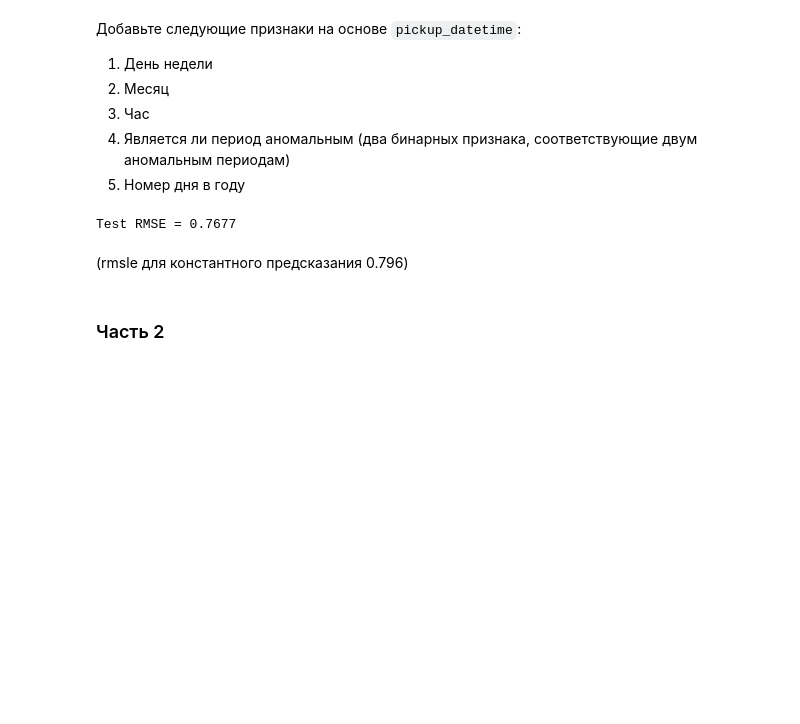
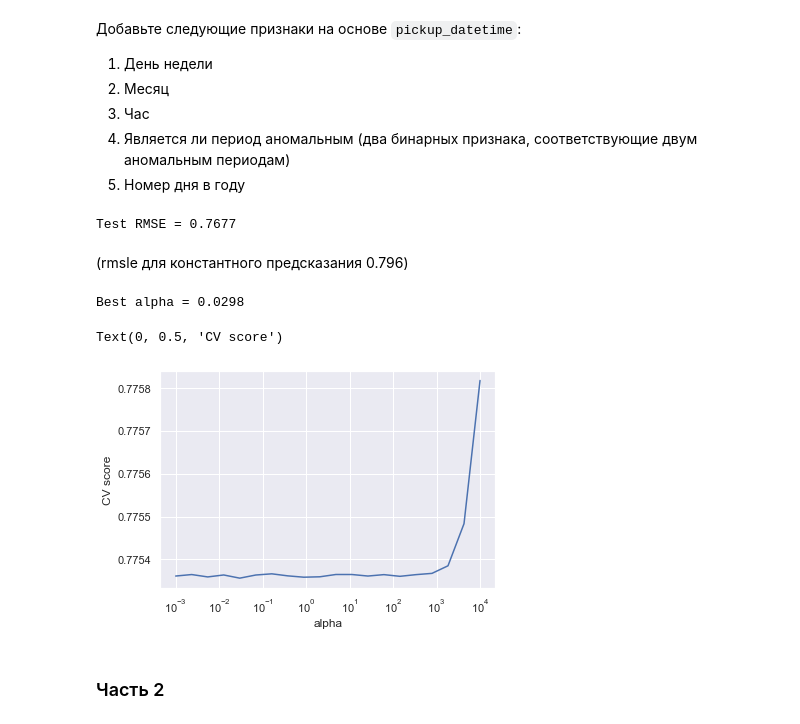
Before and after one commit to AndreyCh20/ml-course-hse-homeworks, a Jupyter notebook: 2/hw2.ipynb, the cells around one changed output. Saved outputs shown, nothing was run; the diff lists cells and outputs as text; code cells hidden in the pictures; blank space fills up the shorter version.

```diff
--- a/2/hw2.ipynb
+++ b/2/hw2.ipynb
@@ -294,18 +300,22 @@ from sklearn.model_selection import GridSearchCV
 # %%
 # раскомментировать перед загрузкой
 
-# alphas = np.logspace(-3, 4, 20)
-# searcher = GridSearchCV(pipeline, [{"regression__alpha": alphas}],
-#                         scoring="neg_root_mean_squared_error", cv=5, n_jobs=-1)
-# searcher.fit(X_train, y_train)
+alphas = np.logspace(-3, 4, 20)
+searcher = GridSearchCV(pipeline, [{"regression__alpha": alphas}],
+                        scoring="neg_root_mean_squared_error", cv=5, n_jobs=-1)
+searcher.fit(X_train, y_train)
 
-# best_alpha = searcher.best_params_["regression__alpha"]
-# print("Best alpha = %.4f" % best_alpha)
+best_alpha = searcher.best_params_["regression__alpha"]
+print("Best alpha = %.4f" % best_alpha)
 
-# plt.plot(alphas, -searcher.cv_results_["mean_test_score"])
-# plt.xscale("log")
-# plt.xlabel("alpha")
-# plt.ylabel("CV score")
+plt.plot(alphas, -searcher.cv_results_["mean_test_score"])
+plt.xscale("log")
+plt.xlabel("alpha")
+plt.ylabel("CV score")
+# %% [output]
+Best alpha = 0.0298
+Text(0, 0.5, 'CV score')
+[figure, added]
 # %% [markdown]
 ### Часть 2
 # %%
```
Also changed, not shown: parts of 5 cells of this notebook.
